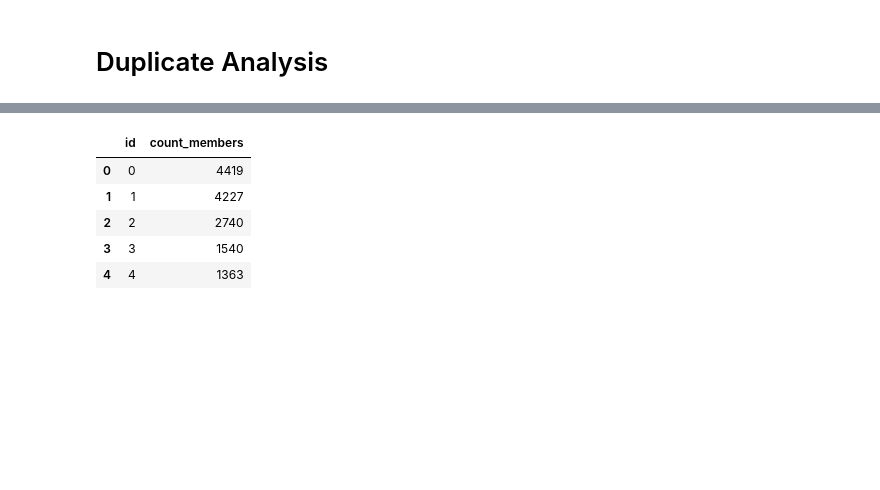
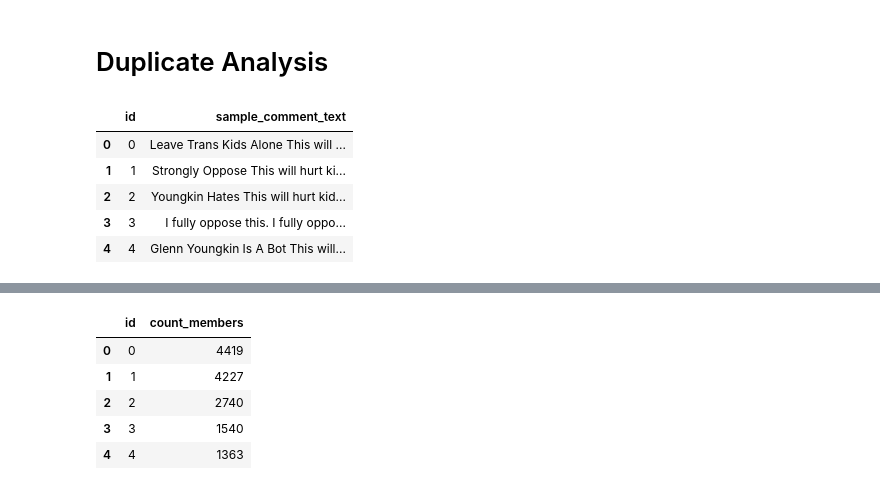
Before and after one commit to code-for-charlottesville/Virginia-Schools-Model-Policy-Sentiment-Analysis-2023, a Jupyter notebook: dupe_analysis.ipynb, the cells around one changed output, grey strips where cells are left out. Cells and saved outputs as stored; diff of their text form; code cells hidden in the pictures; blank space fills up the shorter version.

```diff
--- a/dupe_analysis.ipynb
+++ b/dupe_analysis.ipynb
@@ -11,6 +11,16 @@ def fetch_table(table_name, fetch_remote=True):
         f"{PATH_PREFIX_REMOTE if fetch_remote else PATH_PREFIX}/{table_name}.csv",
         lineterminator="\n",
     )
+# %%
+dupe_groups = fetch_table("dupe_groups", False)
+dupe_groups.head()
+# %% [output]
+|  | id | sample_comment_text |
+| 0 | 0 | Leave Trans Kids Alone This will ... |
+| 1 | 1 | Strongly Oppose This will hurt ki... |
+| 2 | 2 | Youngkin Hates This will hurt kid... |
+| 3 | 3 | I fully oppose this. I fully oppo... |
+| 4 | 4 | Glenn Youngkin Is A Bot This will... |
 # %%
 comments = fetch_table("comments")
 classifications = fetch_table("classifications")
```
Also changed, not shown: parts of 2 cells of this notebook, 2 other files.
